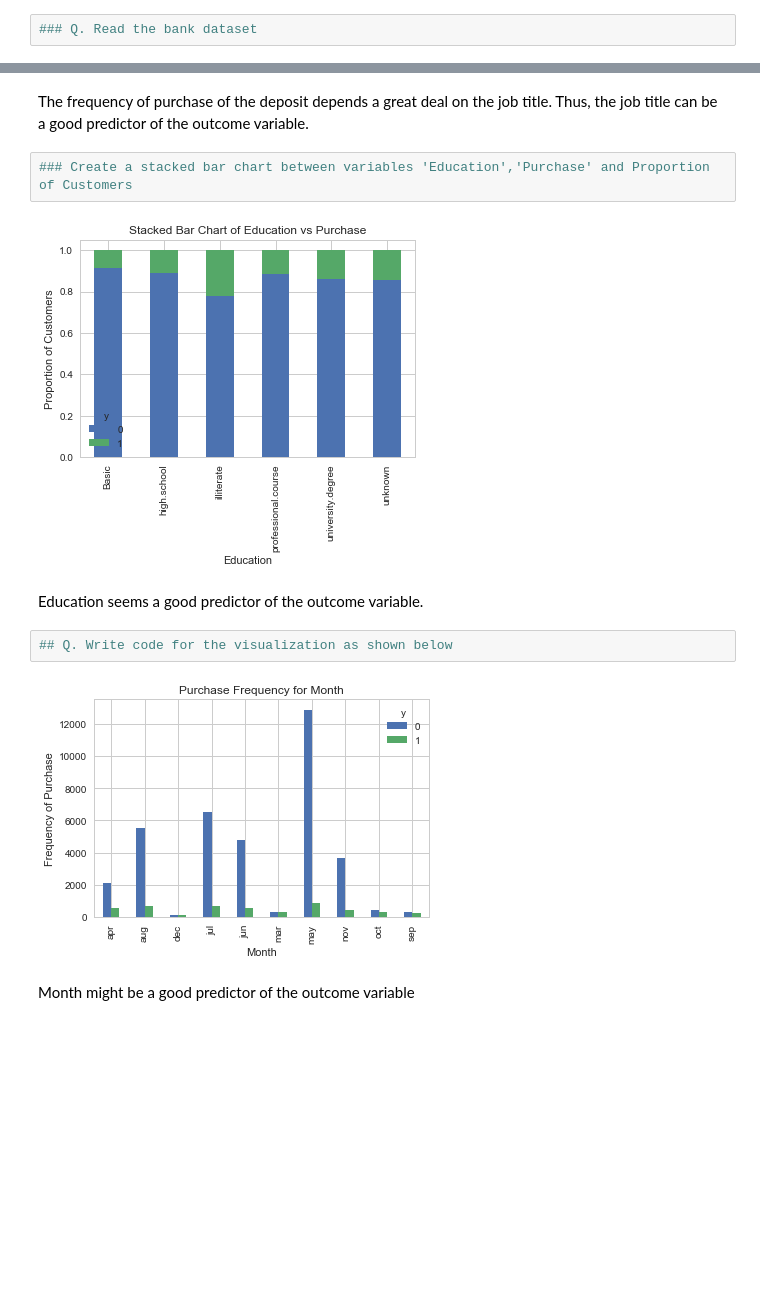
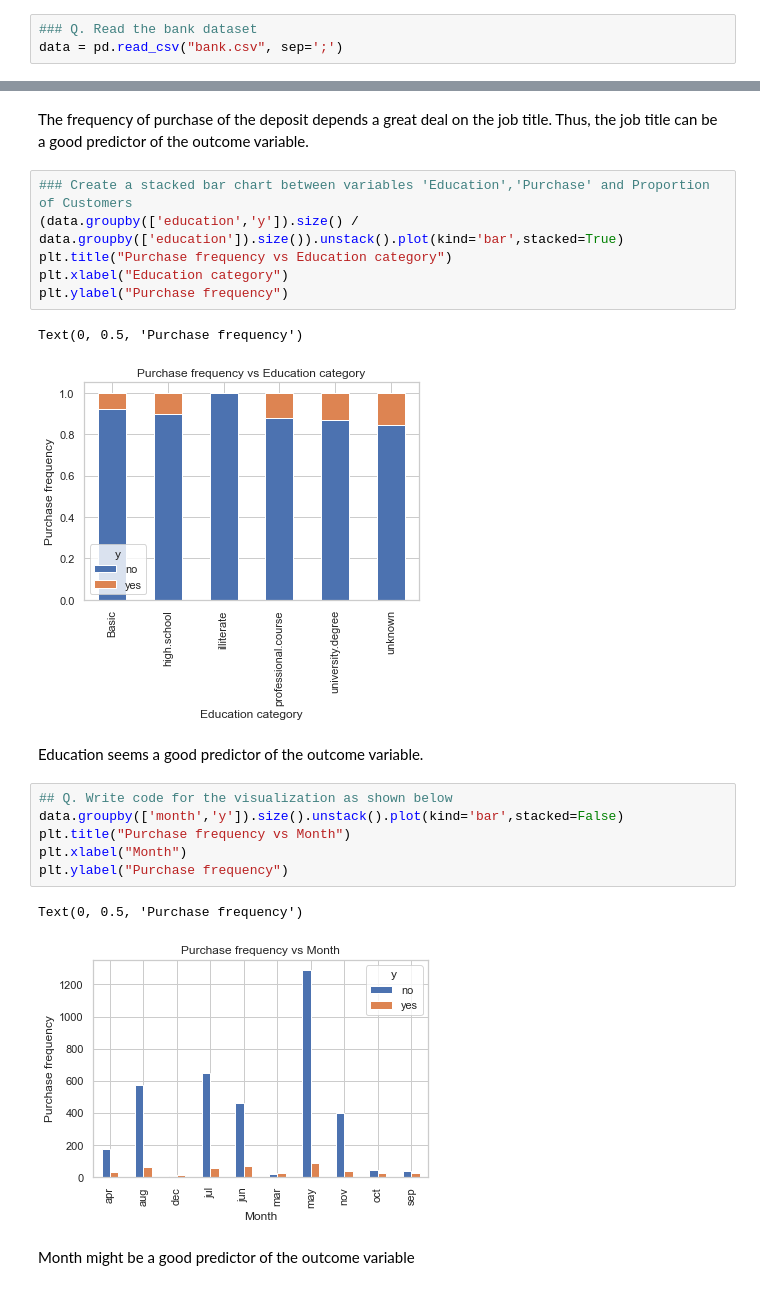
Before and after one commit to claustres/ml-mooc, a Jupyter notebook: Machine Learning/chapter18/Assignment -- Parallel processing and Model Deployment .ipynb, the cells around one changed output, grey strips where cells are left out. Drawn from its saved outputs; the diff is of its cells as text; blank space fills up the shorter version.

```diff
--- a/Machine Learning/chapter18/Assignment -- Parallel processing and Model Deployment .ipynb
+++ b/Machine Learning/chapter18/Assignment -- Parallel processing and Model Deployment .ipynb
@@ -17,3 +18,4 @@ The data is related with direct marketing campaigns (phone calls) of a Portugues
 This dataset provides the customer information. It includes 41188 records and 21 fields.
 # %%
 ### Q. Read the bank dataset
+data = pd.read_csv("bank.csv", sep=';')
@@ -116,14 +127,24 @@ Let's get a sense of the numbers across the two classes
 The frequency of purchase of the deposit depends a great deal on the job title. Thus, the job title can be a good predictor of the outcome variable.
 # %%
 ### Create a stacked bar chart between variables 'Education','Purchase' and Proportion of Customers
+(data.groupby(['education','y']).size() / data.groupby(['education']).size()).unstack().plot(kind='bar',stacked=True)
+plt.title("Purchase frequency vs Education category")
+plt.xlabel("Education category")
+plt.ylabel("Purchase frequency")
 # %% [output]
+Text(0, 0.5, 'Purchase frequency')
-[figure, old version]
+[figure, new version]
 # %% [markdown]
 Education seems a good predictor of the outcome variable.
 # %%
 ## Q. Write code for the visualization as shown below
+data.groupby(['month','y']).size().unstack().plot(kind='bar',stacked=False)
+plt.title("Purchase frequency vs Month")
+plt.xlabel("Month")
+plt.ylabel("Purchase frequency")
 # %% [output]
+Text(0, 0.5, 'Purchase frequency')
-[figure, old version]
+[figure, new version]
 # %% [markdown]
 Month might be a good predictor of the outcome variable
 # %%
```
Also changed, not shown: parts of 40 cells of this notebook, 2 other files.
